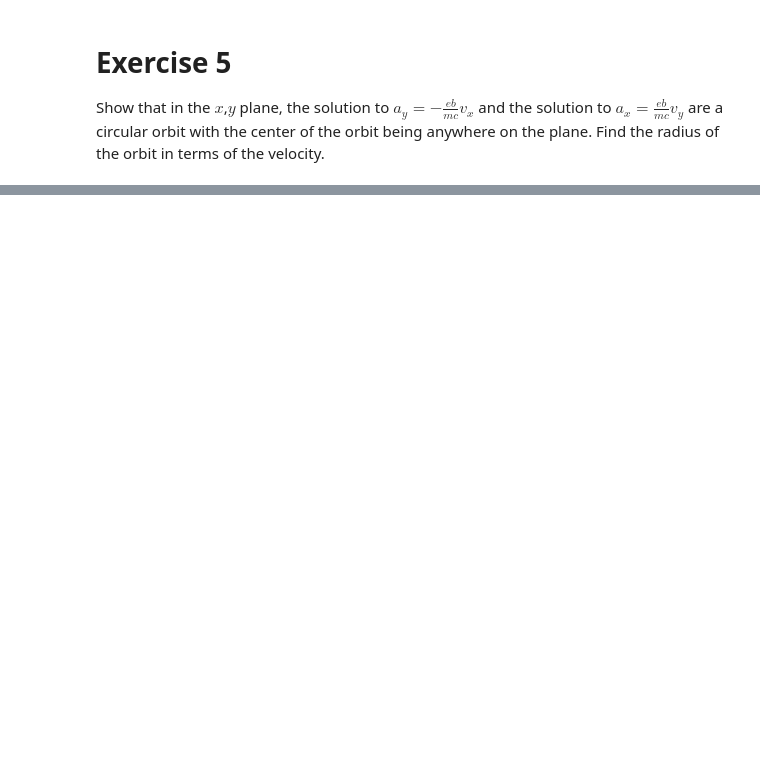
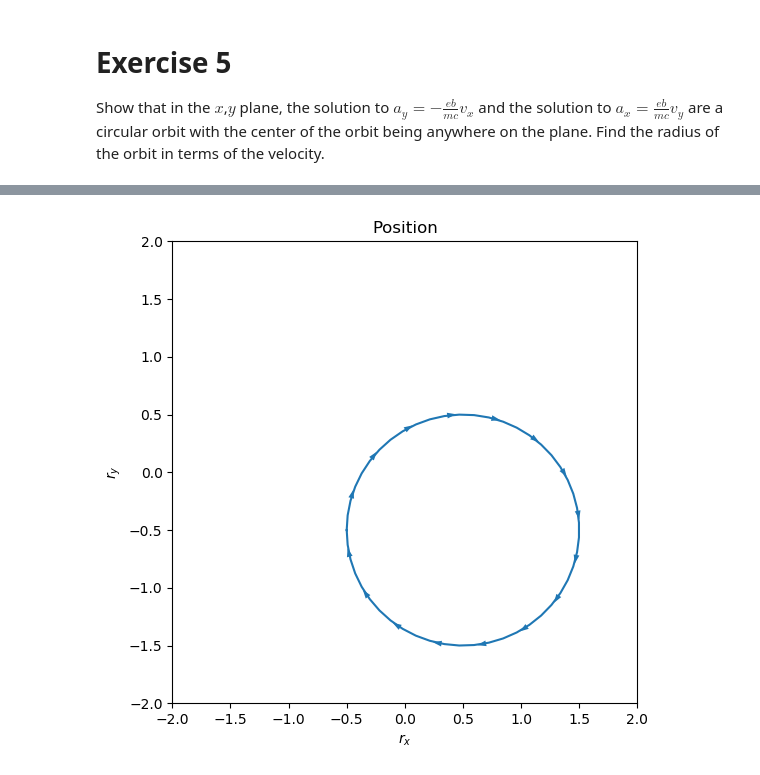
Before and after one commit to chaaland/classical-mechanics-ttm, a Jupyter notebook: Chapter11/Chapter11.ipynb, the cells around one changed output, grey strips where cells are left out. Cells and saved outputs as stored; diff of their text form; code cells hidden in the pictures; blank space fills up the shorter version.

```diff
--- a/Chapter11/Chapter11.ipynb
+++ b/Chapter11/Chapter11.ipynb
@@ -59,0 +254,35 @@ Show that in the $x$,$y$ plane, the solution to $a_y=-\frac{eb}{mc}v_x$ and the
+# %%
+q = 1
+b = 1
+m = 1
+c = 1
+
+x_c = vec([0.5 -0.5])
+v_0 = vec([0 1])
+
+n_points = 50
+t_vals = LinRange(0, 2 * pi, n_points)
+x = zeros(2, n_points)
+
+figure(figsize=(6,6))
+i = 1
+for t in t_vals
+    a = (q * b) / (m * c)
+    A = 1 / a * [sin(t * a) -cos(t * a); cos(t * a) sin(t * a)]
+    x[:, i] = A * v_0 + x_c
+    if i % 3 == 0
+        B = 1 / a * [cos(t * a) sin(t * a); -sin(t * a) cos(t * a)]
+        delta = B * v_0
+        arrow(x[1,i], x[2,i], 0.1*delta[1], 0.1*delta[2], shape="full", lw=0, length_includes_head=true, head_width=0.05)
+    end
+    i += 1
+end
+
+plot(x[1,:], x[2,:])
+title("Position");
+xlabel(L"r_x");
+ylabel(L"r_y");
+xlim(-2,2);
+ylim(-2,2);
+# %% [output]
+[figure, added]
```
Also changed, not shown: parts of 11 cells of this notebook.
